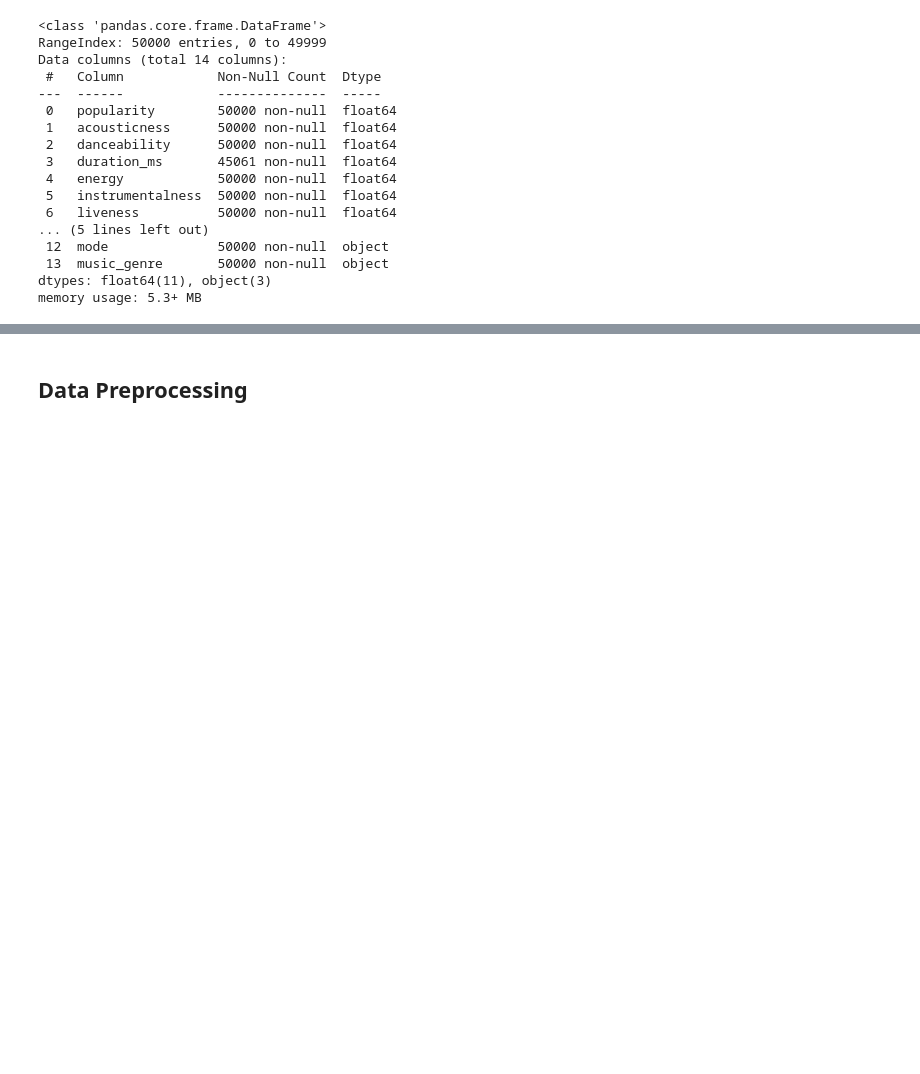
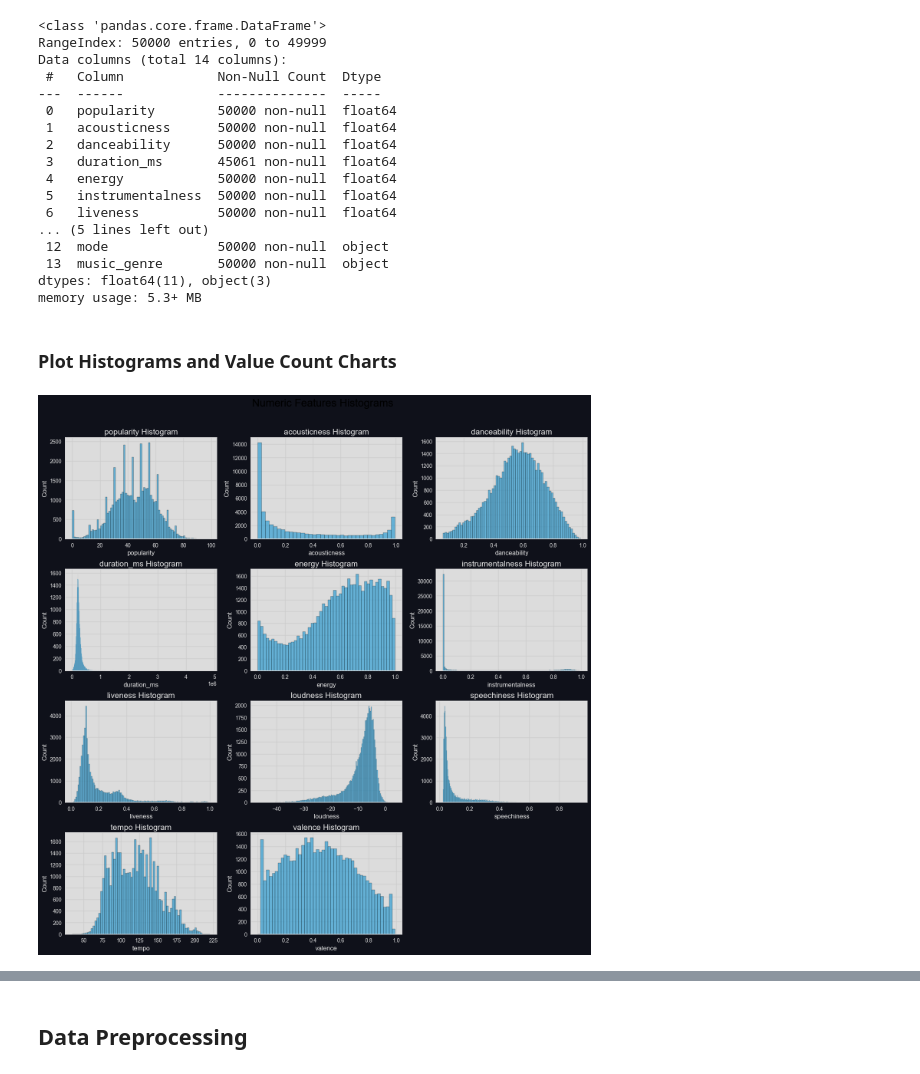
Before and after one commit to AthimetA/FRA503_HW_ML, a Jupyter notebook: Project/project.ipynb, the cells around one changed output, grey strips where cells are left out. Saved outputs shown, nothing was run; the diff lists cells and outputs as text; code cells hidden in the pictures; blank space fills up the shorter version.

```diff
--- a/Project/project.ipynb
+++ b/Project/project.ipynb
@@ -362,3 +362,19 @@ Data columns (total 14 columns):
  13  music_genre       50000 non-null  object
 dtypes: float64(11), object(3)
 memory usage: 5.3+ MB
+# %% [markdown]
+### **Plot Histograms and Value Count Charts**
+# %%
+NumHists, axes = plt.subplots(4, 3, figsize=(15, 15))
+NumHists.suptitle('Numeric Features Histograms', fontsize=20)
+NumHists.tight_layout(pad=3.0)
+for i, feature in enumerate(dfNum.columns):
+    ax = axes[i//3, i%3]
+    sns.histplot(dfNum[feature], ax=ax, color=snsPalette[0])
+    ax.set_title(f'{feature} Histogram', fontsize=15)
+    ax.set_xlabel(f'{feature}', fontsize=12)
+    ax.set_ylabel('Count', fontsize=12)
+    ax.set_facecolor(axBGColor)
+NumHists.delaxes(axes[3,2])
+# %% [output]
+[figure, added]
```
Also changed, not shown: parts of 1 cell of this notebook.
